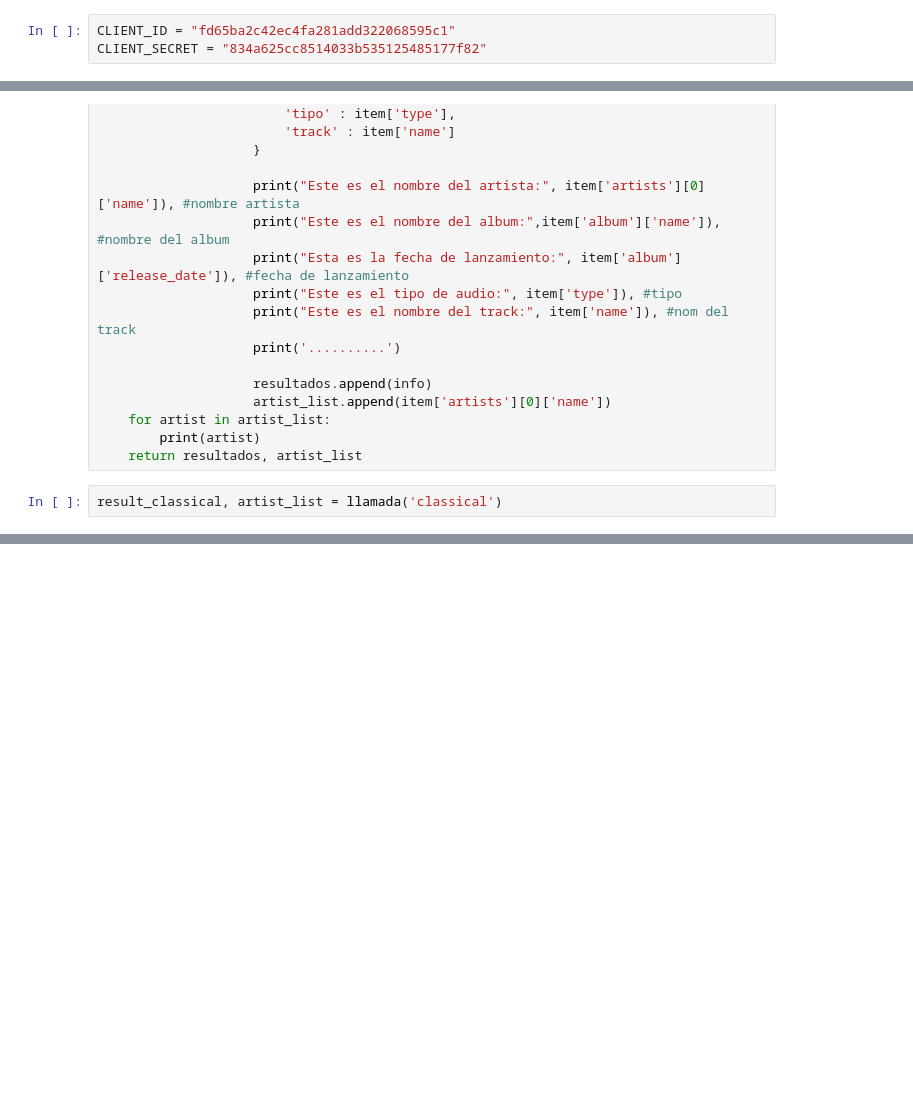
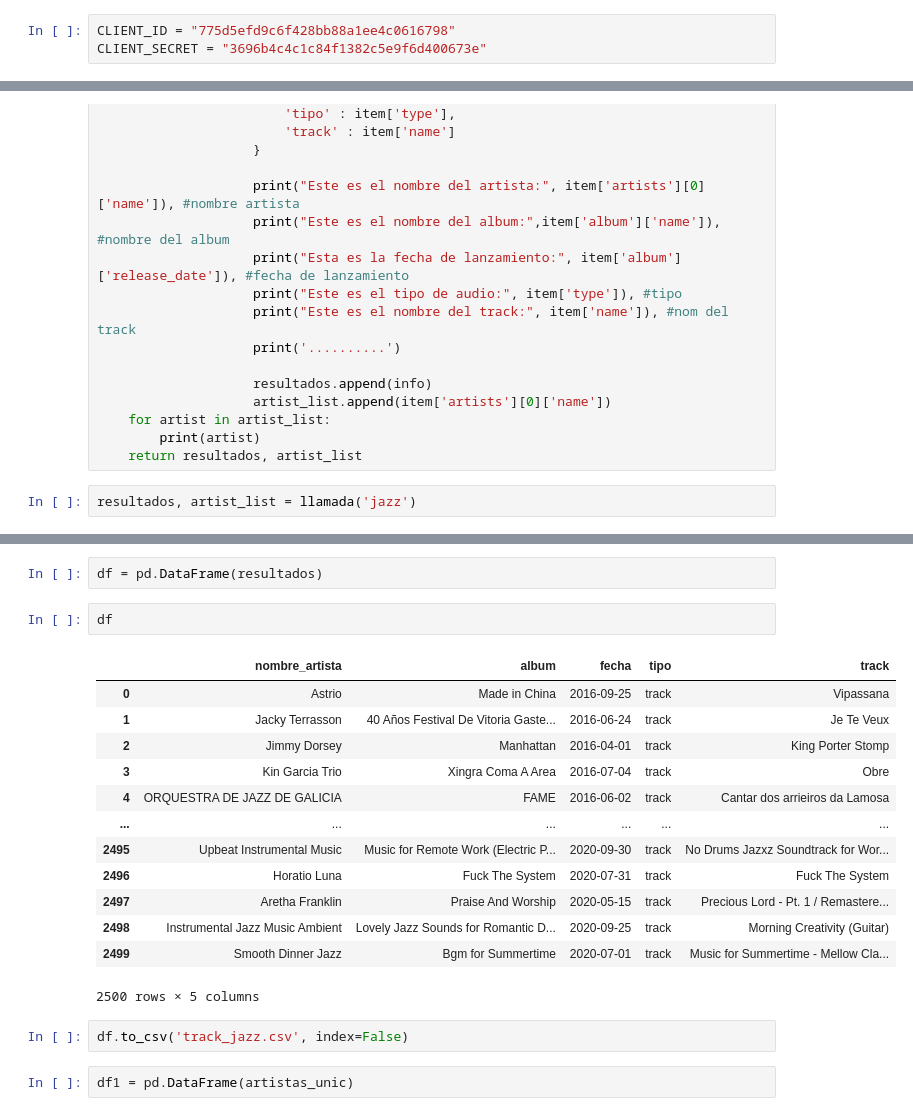
Before and after one commit to ana-nobre/SQL-and-Python-Music-Analytics-Decision-Making, a Jupyter notebook: funcionapispoti.ipynb, the cells around one changed output, grey strips where cells are left out. Saved outputs shown, nothing was run; the diff lists cells and outputs as text; blank space fills up the shorter version.

```diff
--- a/funcionapispoti.ipynb
+++ b/funcionapispoti.ipynb
@@ -4,8 +4,8 @@ from spotipy.oauth2 import SpotifyClientCredentials
 import json
 import pandas as pd
 # %%
-CLIENT_ID = "fd65ba2c42ec4fa281add322068595c1"
-CLIENT_SECRET = "834a625cc8514033b535125485177f82"
+CLIENT_ID = "775d5efd9c6f428bb88a1ee4c0616798"
+CLIENT_SECRET = "3696b4c4c1c84f1382c5e9f6d400673e"
 # %%
 # Autenticación
 auth_manager = SpotifyClientCredentials(client_id=CLIENT_ID, client_secret=CLIENT_SECRET)
@@ -43,5 +43,5 @@ def llamada(genre):
         print(artist)
     return resultados, artist_list
 # %%
-result_classical, artist_list = llamada('classical')
+resultados, artist_list = llamada('jazz')
 # %% [output]
@@ -111,2 +94,24 @@ print(df)
 
 [2500 rows x 5 columns]
+# %%
+df = pd.DataFrame(resultados)
+# %%
+df
+# %% [output]
+|  | nombre_artista | album | fecha | tipo | track |
+| 0 | Astrio | Made in China | 2016-09-25 | track | Vipassana |
+| 1 | Jacky Terrasson | 40 Años Festival De Vitoria Gaste... | 2016-06-24 | track | Je Te Veux |
+| 2 | Jimmy Dorsey | Manhattan | 2016-04-01 | track | King Porter Stomp |
+| 3 | Kin Garcia Trio | Xingra Coma A Area | 2016-07-04 | track | Obre |
+| 4 | ORQUESTRA DE JAZZ DE GALICIA | FAME | 2016-06-02 | track | Cantar dos arrieiros da Lamosa |
+| ... | ... | ... | ... | ... | ... |
+| 2495 | Upbeat Instrumental Music | Music for Remote Work (Electric P... | 2020-09-30 | track | No Drums Jazxz Soundtrack for Wor... |
+| 2496 | Horatio Luna | Fuck The System | 2020-07-31 | track | Fuck The System |
+| 2497 | Aretha Franklin | Praise And Worship | 2020-05-15 | track | Precious Lord - Pt. 1 / Remastere... |
+| 2498 | Instrumental Jazz Music Ambient | Lovely Jazz Sounds for Romantic D... | 2020-09-25 | track | Morning Creativity (Guitar) |
+| 2499 | Smooth Dinner Jazz | Bgm for Summertime | 2020-07-01 | track | Music for Summertime - Mellow Cla... |
+2500 rows × 5 columns
+# %%
+df.to_csv('track_jazz.csv', index=False)
+# %%
+df1 = pd.DataFrame(artistas_unic)
```
Also changed, not shown: parts of 7 cells of this notebook, 3 other files.
